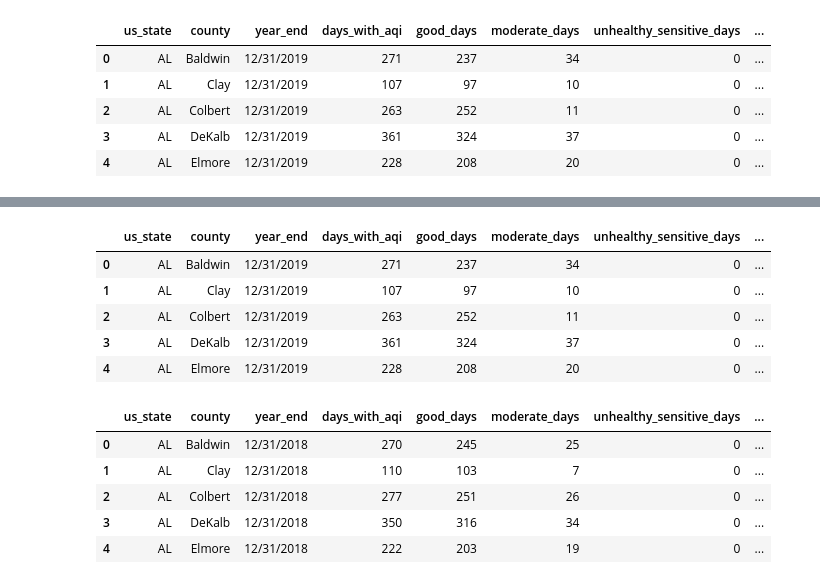
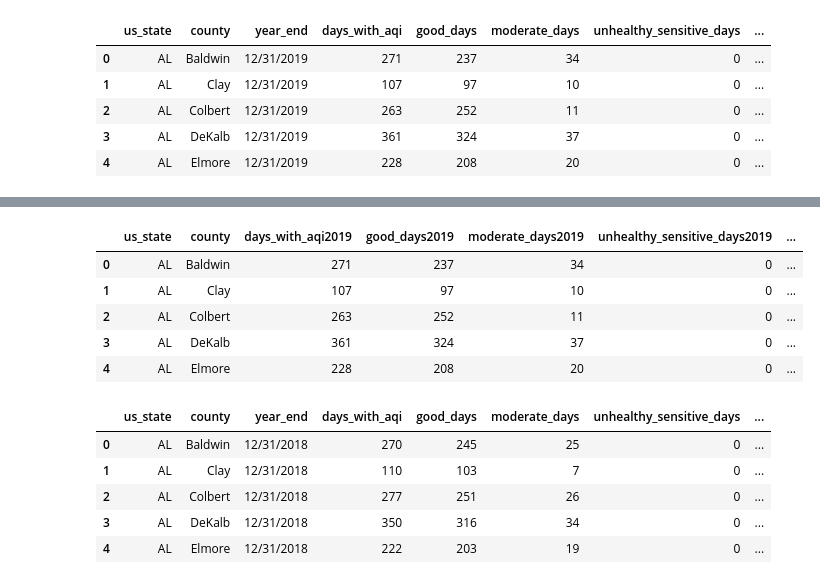
Before and after one commit to sarahheavner/Project2, a Jupyter notebook: combine_data.ipynb, the cells around one changed output, grey strips where cells are left out. Saved outputs shown, nothing was run; the diff lists cells and outputs as text; code cells hidden in the pictures.

Commit message:
updated pd dataframe and sql database for easier javascript coding

```diff
--- a/combine_data.ipynb
+++ b/combine_data.ipynb
@@ -15,6 +15,6 @@ aqi_df.head()
 | 4 | AL | Elmore | 12/31/2019 | 228 | 208 | 20 | 0 | ... |
 # %%
 #remove unnecessary columns
-clean_aqi = aqi_df[['us_state', 'county', 'year_end', 'days_with_aqi', 'good_days', 'moderate_days', 'unhealthy_sensitive_days', 'unhealthy_days', 'very_unhealthy_days', 'hazardous_days', 'days_co', 'days_no2', 'days_ozone', 'days_so2', 'days_pm2', 'days_pm10']]
-clean_aqi.head()
+clean_aqi2019 = aqi_df[['us_state', 'county', 'days_with_aqi', 'good_days', 'moderate_days', 'unhealthy_sensitive_days', 'unhealthy_days', 'very_unhealthy_days', 'hazardous_days', 'days_co', 'days_no2', 'days_ozone', 'days_so2', 'days_pm2', 'days_pm10']]
+clean_aqi2019.head()
 # %% [output]
@@ -26,0 +27,5 @@ clean_aqi.head()
+# %%
+#update column names with year
+renamed2019_aqi = clean_aqi2019.rename(columns={'days_with_aqi':'days_with_aqi2019', 'good_days':'good_days2019', 'moderate_days':'moderate_days2019', 'unhealthy_sensitive_days':'unhealthy_sensitive_days2019', 'unhealthy_days': 'unhealthy_days2019', 'very_unhealthy_days':'very_unhealthy_days2019', 'hazardous_days':'hazardous_days2019', 'days_co':'days_co2019', 'days_no2':'days_no2_2019', 'days_ozone':'days_ozone2019', 'days_so2':'days_so2_2019', 'days_pm2':'days_pm2_2019', 'days_pm10': 'days_pm10_2019'})
+
+renamed2019_aqi.head()
@@ -27,7 +39,7 @@ clean_aqi.head()
 # %%
 # Read csv file with the pandas library
-poverty_df = pd.read_csv("original_data/poverty2019.csv")
+poverty2019_df = pd.read_csv("original_data/poverty2019.csv")
 
-poverty_df.head()
+poverty2019_df.head()
 # %% [output]
 |  | us_state | county | poverty_estimate | poverty_percentage |
@@ -38,0 +51,3 @@ poverty_df.head()
+# %%
+renamed_poverty2019 = poverty2019_df.rename(columns={'poverty_estimate':'poverty_estimate2019', 'poverty_percentage':'poverty_percentage2019'})
+renamed_poverty2019.head()
@@ -39,14 +61,14 @@ poverty_df.head()
 # %%
 #merge dataframes on state and county
-combined_df = pd.merge(clean_aqi, poverty_df, how="left", on=['us_state', 'county'])
+combined_df = pd.merge(renamed2019_aqi, renamed_poverty2019, how="left", on=['us_state', 'county'])
 combined_df.head()
 # %% [output]
-|  | us_state | county | year_end | days_with_aqi | good_days | moderate_days | unhealthy_sensitive_days | ... |
-| 0 | AL | Baldwin | 12/31/2019 | 271 | 237 | 34 | 0 | ... |
-| 1 | AL | Clay | 12/31/2019 | 107 | 97 | 10 | 0 | ... |
-| 2 | AL | Colbert | 12/31/2019 | 263 | 252 | 11 | 0 | ... |
-| 3 | AL | DeKalb | 12/31/2019 | 361 | 324 | 37 | 0 | ... |
-| 4 | AL | Elmore | 12/31/2019 | 228 | 208 | 20 | 0 | ... |
+|  | us_state | county | days_with_aqi2019 | good_days2019 | moderate_days2019 | unhealthy_sensitive_days2019 | ... |
+| 0 | AL | Baldwin | 271 | 237 | 34 | 0 | ... |
+| 1 | AL | Clay | 107 | 97 | 10 | 0 | ... |
+| 2 | AL | Colbert | 263 | 252 | 11 | 0 | ... |
+| 3 | AL | DeKalb | 361 | 324 | 37 | 0 | ... |
+| 4 | AL | Elmore | 228 | 208 | 20 | 0 | ... |
 # %%
 aqi2018_df = pd.read_csv("original_data/aqi2018.csv")
 aqi2018_df.head()
```
Also changed, not shown: parts of 26 cells of this notebook, 3 other files.
